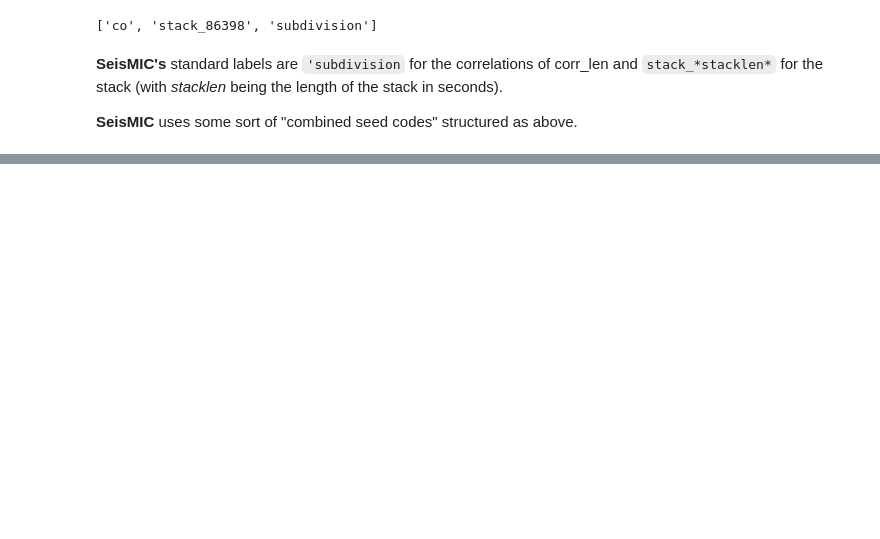
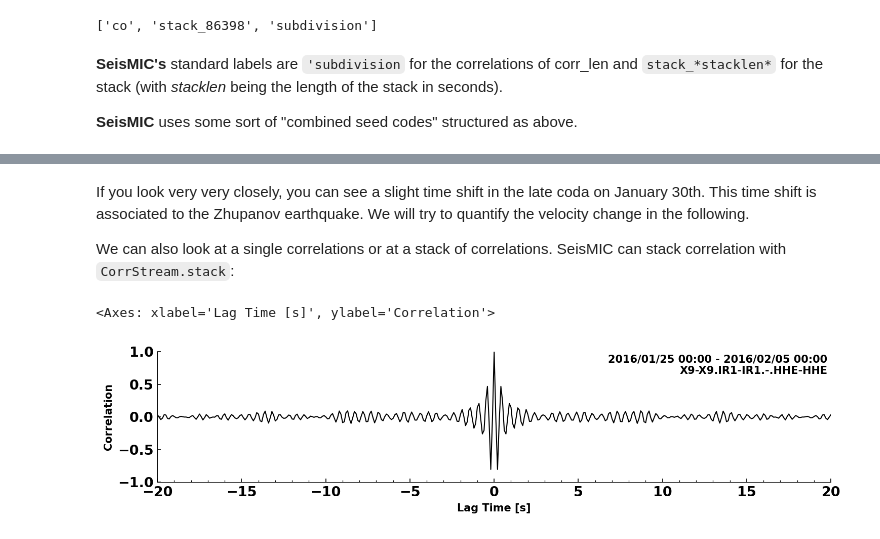
Before and after one commit to PeterMakus/SeisMIC, a Jupyter notebook: examples/tutorial.ipynb, the cells around one changed output, grey strips where cells are left out. Cells and saved outputs as stored; diff of their text form; code cells hidden in the pictures; blank space fills up the shorter version.

```diff
--- a/examples/tutorial.ipynb
+++ b/examples/tutorial.ipynb
@@ -196,0 +197,10 @@ Similarly to the Correlation we can start the monitor via a simple script:
+# %% [markdown]
+If you look very very closely, you can see a slight time shift in the late coda on January 30th. This time shift is associated to the Zhupanov earthquake. We will try to quantify the velocity change in the following.
+
+We can also look at a single correlations or at a stack of correlations. SeisMIC can stack correlation with `CorrStream.stack`:
+# %%
+corrstack = cst.stack()[0]
+corrstack.plot(tlim=[-20,20])
+# %% [output]
+<Axes: xlabel='Lag Time [s]', ylabel='Correlation'>
+[figure, added]
```
Also changed, not shown: parts of 29 cells of this notebook, 1 other file.
